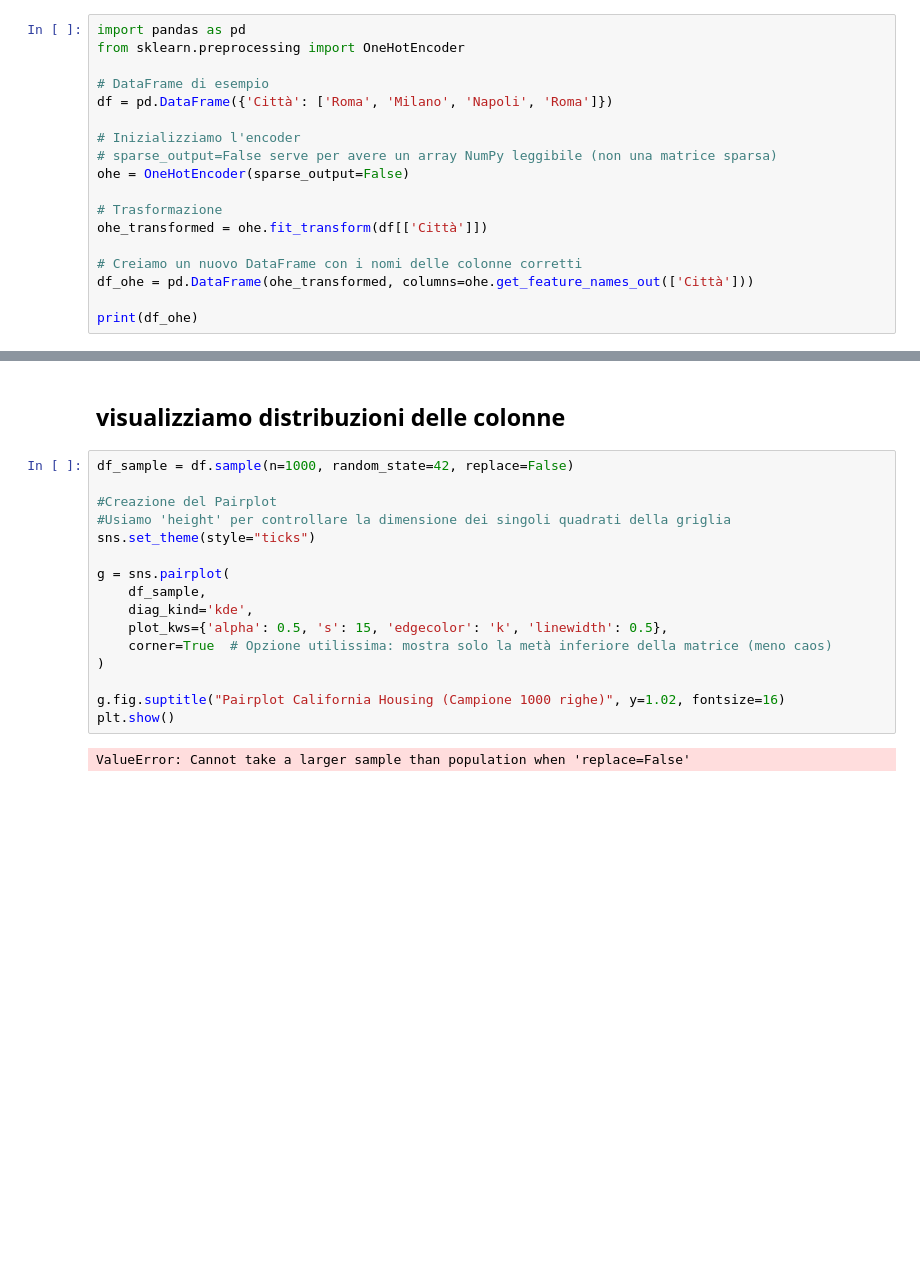
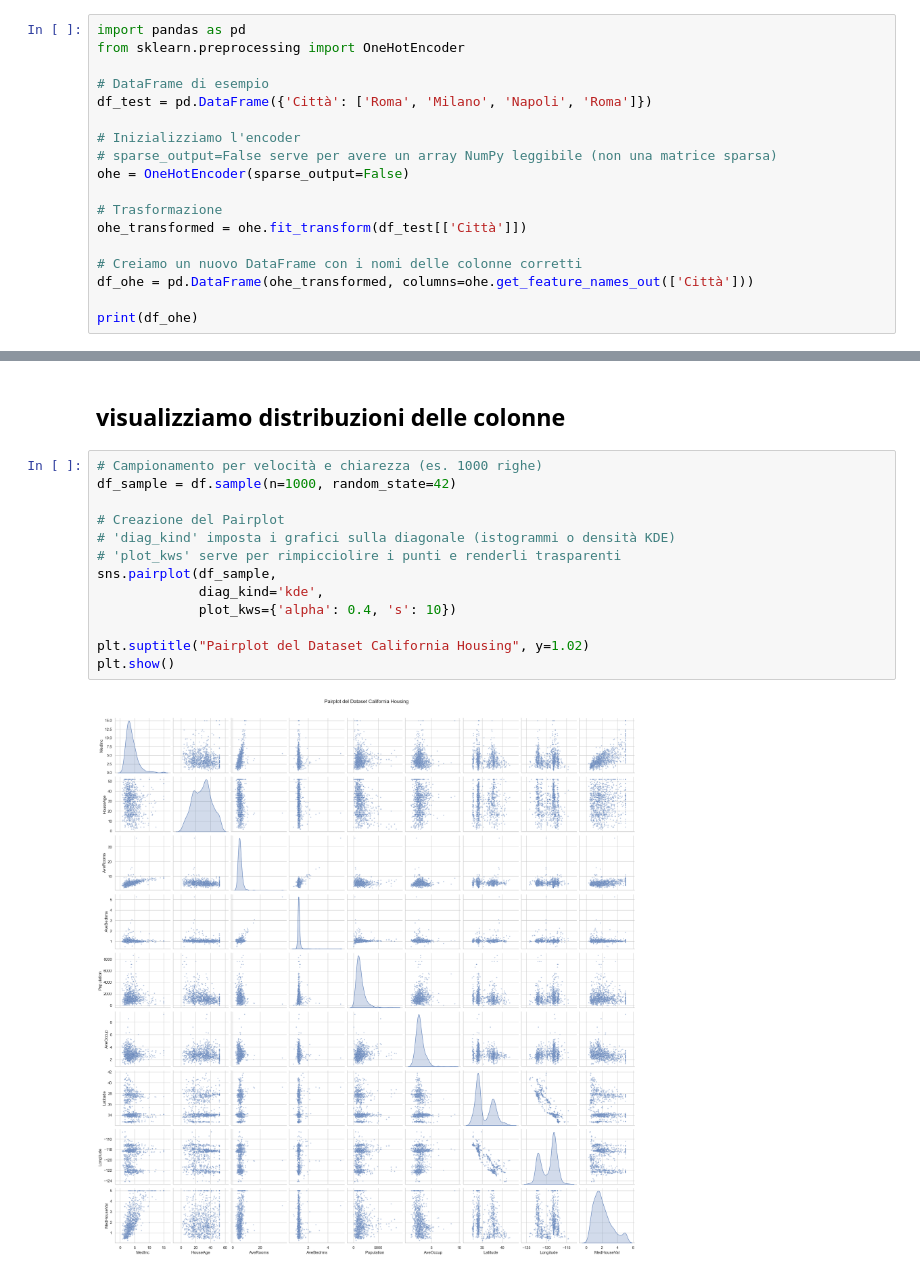
Before and after one commit to mariagrazianuzzolese05-svg/deposito_nuzzolesemariagrazia, a Jupyter notebook: corsopythonfebbraio/lunedì 02-03/mattina/california1.ipynb, the cells around one changed output, grey strips where cells are left out. Saved outputs shown, nothing was run; the diff lists cells and outputs as text; blank space fills up the shorter version.

```diff
--- a/corsopythonfebbraio/lunedì 02-03/mattina/california1.ipynb
+++ b/corsopythonfebbraio/lunedì 02-03/mattina/california1.ipynb
@@ -236,14 +227,14 @@ import pandas as pd
 from sklearn.preprocessing import OneHotEncoder
 
 # DataFrame di esempio
-df = pd.DataFrame({'Città': ['Roma', 'Milano', 'Napoli', 'Roma']})
+df_test = pd.DataFrame({'Città': ['Roma', 'Milano', 'Napoli', 'Roma']})
 
 # Inizializziamo l'encoder
 # sparse_output=False serve per avere un array NumPy leggibile (non una matrice sparsa)
 ohe = OneHotEncoder(sparse_output=False)
 
 # Trasformazione
-ohe_transformed = ohe.fit_transform(df[['Città']])
+ohe_transformed = ohe.fit_transform(df_test[['Città']])
 
 # Creiamo un nuovo DataFrame con i nomi delle colonne corretti
 df_ohe = pd.DataFrame(ohe_transformed, columns=ohe.get_feature_names_out(['Città']))
@@ -258,20 +249,17 @@ print(df_ohe)
 # %% [markdown]
 ## visualizziamo distribuzioni delle colonne
 # %%
-df_sample = df.sample(n=1000, random_state=42, replace=False)
+# Campionamento per velocità e chiarezza (es. 1000 righe)
+df_sample = df.sample(n=1000, random_state=42)
 
-#Creazione del Pairplot
-#Usiamo 'height' per controllare la dimensione dei singoli quadrati della griglia
-sns.set_theme(style="ticks")
+# Creazione del Pairplot
+# 'diag_kind' imposta i grafici sulla diagonale (istogrammi o densità KDE)
+# 'plot_kws' serve per rimpicciolire i punti e renderli trasparenti
+sns.pairplot(df_sample,
+             diag_kind='kde',
+             plot_kws={'alpha': 0.4, 's': 10})
 
-g = sns.pairplot(
-    df_sample,
-    diag_kind='kde',
-    plot_kws={'alpha': 0.5, 's': 15, 'edgecolor': 'k', 'linewidth': 0.5},
-    corner=True  # Opzione utilissima: mostra solo la metà inferiore della matrice (meno caos)
-)
-
-g.fig.suptitle("Pairplot California Housing (Campione 1000 righe)", y=1.02, fontsize=16)
+plt.suptitle("Pairplot del Dataset California Housing", y=1.02)
 plt.show()
 # %% [output]
-ValueError: Cannot take a larger sample than population when 'replace=False'
+[figure, added]
```
Also changed, not shown: parts of 12 cells of this notebook.
